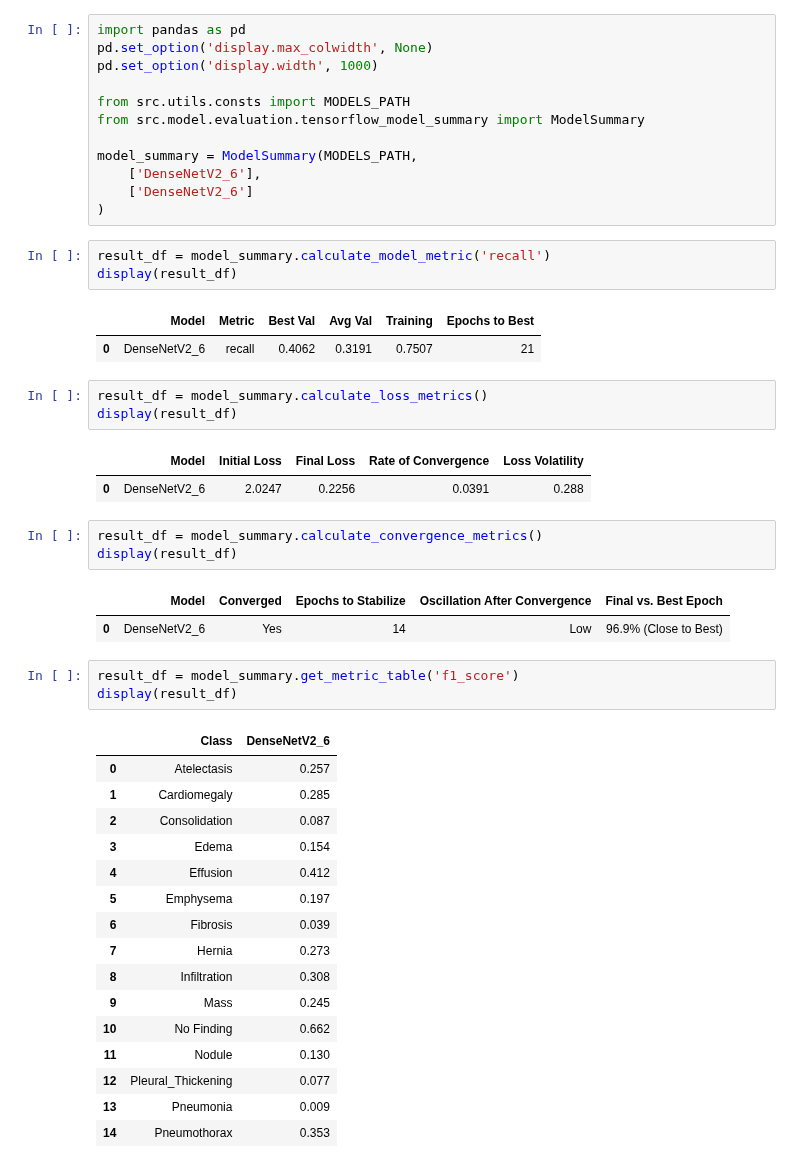
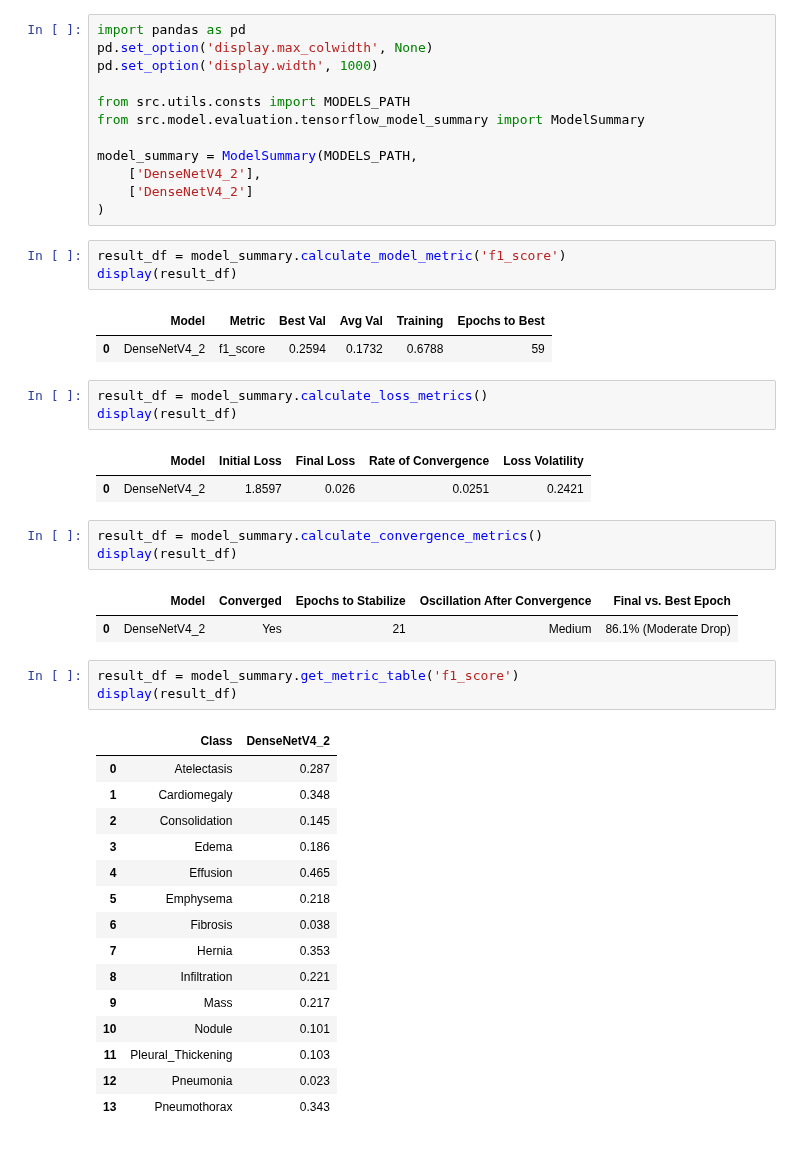
Before and after one commit to Argonus/codebook, a Jupyter notebook: studies/bachelor-thesis/notebooks/evaluation/ModelSummary.ipynb, the cells around one changed output. Saved outputs shown, nothing was run; the diff lists cells and outputs as text.

```diff
--- a/studies/bachelor-thesis/notebooks/evaluation/ModelSummary.ipynb
+++ b/studies/bachelor-thesis/notebooks/evaluation/ModelSummary.ipynb
@@ -7,47 +7,46 @@ from src.utils.consts import MODELS_PATH
 from src.model.evaluation.tensorflow_model_summary import ModelSummary
 
 model_summary = ModelSummary(MODELS_PATH,
-    ['DenseNetV2_6'],
-    ['DenseNetV2_6']
+    ['DenseNetV4_2'],
+    ['DenseNetV4_2']
 )
 # %%
-result_df = model_summary.calculate_model_metric('recall')
+result_df = model_summary.calculate_model_metric('f1_score')
 display(result_df)
 # %% [output]
 |  | Model | Metric | Best Val | Avg Val | Training | Epochs to Best |
-| 0 | DenseNetV2_6 | recall | 0.4062 | 0.3191 | 0.7507 | 21 |
+| 0 | DenseNetV4_2 | f1_score | 0.2594 | 0.1732 | 0.6788 | 59 |
 # %%
 result_df = model_summary.calculate_loss_metrics()
 display(result_df)
 # %% [output]
 |  | Model | Initial Loss | Final Loss | Rate of Convergence | Loss Volatility |
-| 0 | DenseNetV2_6 | 2.0247 | 0.2256 | 0.0391 | 0.288 |
+| 0 | DenseNetV4_2 | 1.8597 | 0.026 | 0.0251 | 0.2421 |
 # %%
 result_df = model_summary.calculate_convergence_metrics()
 display(result_df)
 # %% [output]
 |  | Model | Converged | Epochs to Stabilize | Oscillation After Convergence | Final vs. Best Epoch |
-| 0 | DenseNetV2_6 | Yes | 14 | Low | 96.9% (Close to Best) |
+| 0 | DenseNetV4_2 | Yes | 21 | Medium | 86.1% (Moderate Drop) |
 # %%
 result_df = model_summary.get_metric_table('f1_score')
 display(result_df)
 # %% [output]
-|  | Class | DenseNetV2_6 |
-| 0 | Atelectasis | 0.257 |
-| 1 | Cardiomegaly | 0.285 |
-| 2 | Consolidation | 0.087 |
-| 3 | Edema | 0.154 |
-| 4 | Effusion | 0.412 |
-| 5 | Emphysema | 0.197 |
-| 6 | Fibrosis | 0.039 |
-| 7 | Hernia | 0.273 |
-| 8 | Infiltration | 0.308 |
-| 9 | Mass | 0.245 |
-| 10 | No Finding | 0.662 |
-| 11 | Nodule | 0.130 |
-| 12 | Pleural_Thickening | 0.077 |
-| 13 | Pneumonia | 0.009 |
-| 14 | Pneumothorax | 0.353 |
+|  | Class | DenseNetV4_2 |
+| 0 | Atelectasis | 0.287 |
+| 1 | Cardiomegaly | 0.348 |
+| 2 | Consolidation | 0.145 |
+| 3 | Edema | 0.186 |
+| 4 | Effusion | 0.465 |
+| 5 | Emphysema | 0.218 |
+| 6 | Fibrosis | 0.038 |
+| 7 | Hernia | 0.353 |
+| 8 | Infiltration | 0.221 |
+| 9 | Mass | 0.217 |
+| 10 | Nodule | 0.101 |
+| 11 | Pleural_Thickening | 0.103 |
+| 12 | Pneumonia | 0.023 |
+| 13 | Pneumothorax | 0.343 |
 # %%
 result_df = model_summary.calculate_confusion_rates()['true_positives_rate']
 display(result_df)
```
Also changed, not shown: parts of 1 cell of this notebook, 4 other files.
